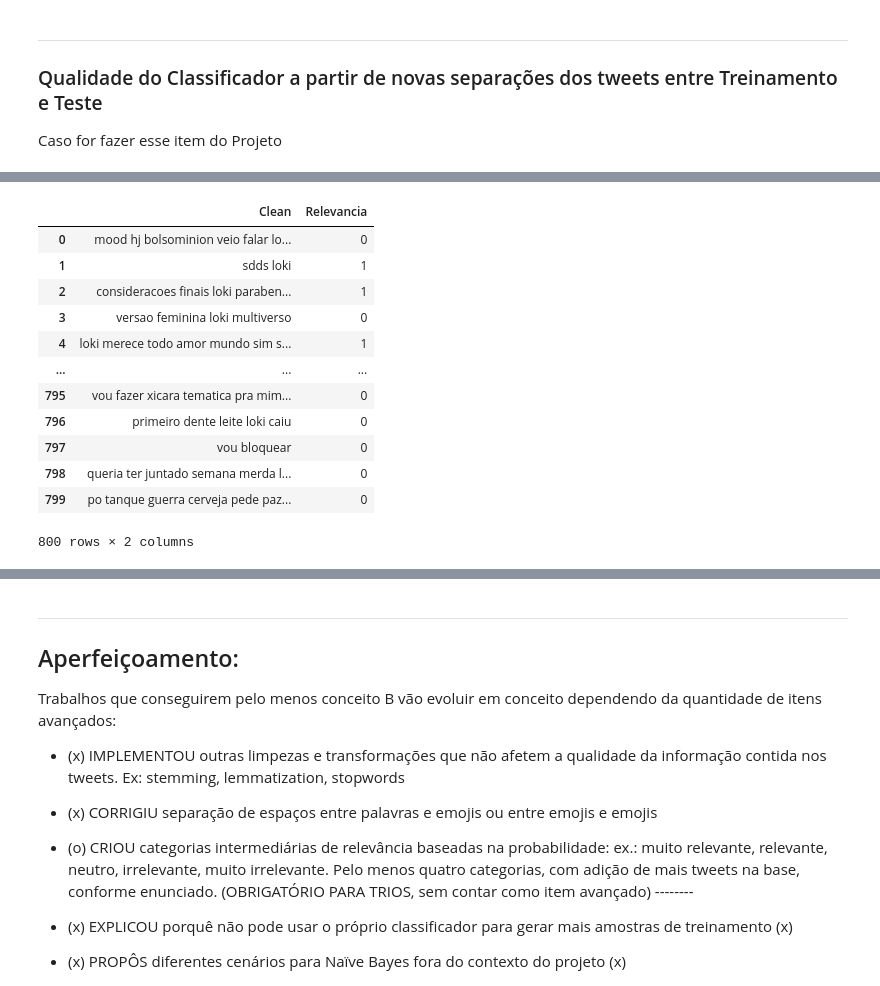
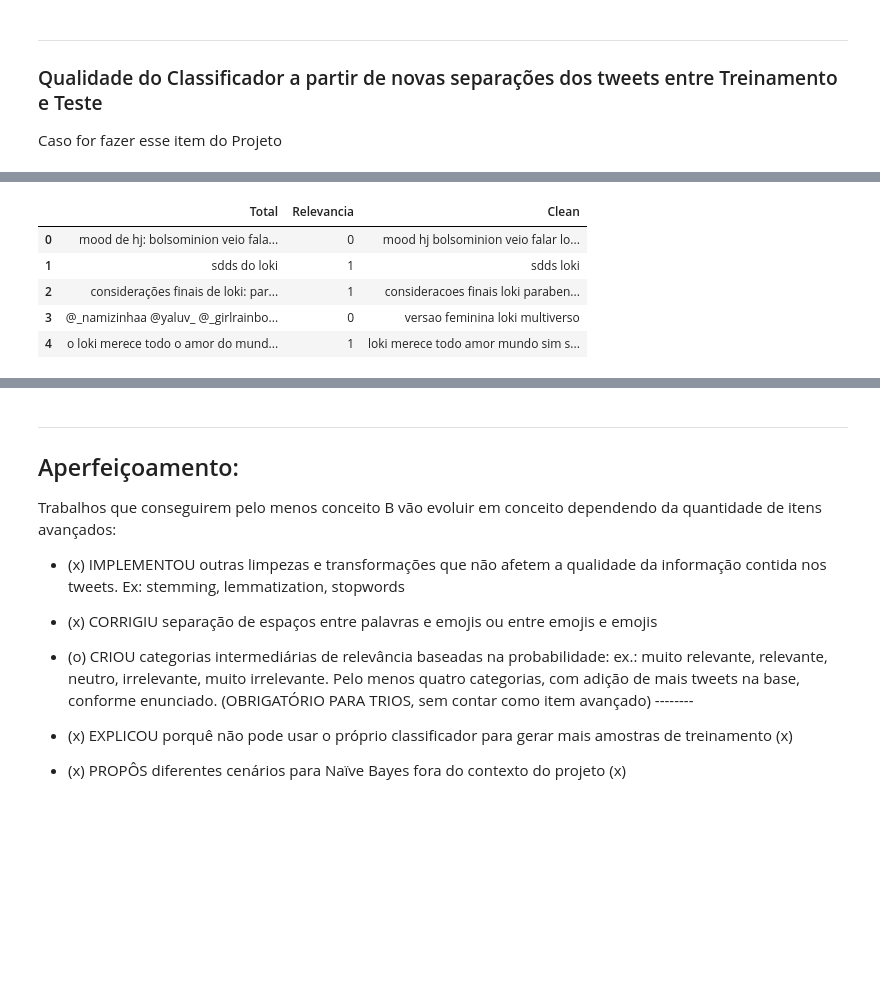
Before and after one commit to xValentim/Classificador_automatico_de_sentimentos, a Jupyter notebook: Classificador_NaiveBayes_Loki.ipynb, the cells around one changed output, grey strips where cells are left out. Drawn from its saved outputs; the diff is of its cells as text; code cells hidden in the pictures; blank space fills up the shorter version.

```diff
--- a/Classificador_NaiveBayes_Loki.ipynb
+++ b/Classificador_NaiveBayes_Loki.ipynb
@@ -577,17 +562,18 @@ memory usage: 13.4+ KB
-# %%
-full_data = full_data.reset_index(drop=True)
-full_data
-# %% [output]
-|  | Clean | Relevancia |
-| 0 | mood hj bolsominion veio falar lo... | 0 |
-| 1 | sdds loki | 1 |
-| 2 | consideracoes finais loki paraben... | 1 |
-| 3 | versao feminina loki multiverso | 0 |
-| 4 | loki merece todo amor mundo sim s... | 1 |
-| ... | ... | ... |
-| 795 | vou fazer xicara tematica pra mim... | 0 |
-| 796 | primeiro dente leite loki caiu | 0 |
-| 797 | vou bloquear | 0 |
-| 798 | queria ter juntado semana merda l... | 0 |
-| 799 | po tanque guerra cerveja pede paz... | 0 |
-800 rows × 2 columns
+# %%
+test_split = pd.read_excel(filename, sheet_name = 'Teste').rename(columns={'Teste':'Total'})
+
+train_split = pd.read_excel(filename, sheet_name = 'Treinamento').rename(columns={'Treinamento':'Total'})
+
+#Concatenando
+full_data = pd.concat([train_split,test_split])
+
+#Limpando os tweets
+full_data['Clean']=full_data['Total'].apply(limpa_tweet)
+full_data.head()
+# %% [output]
+|  | Total | Relevancia | Clean |
+| 0 | mood de hj: bolsominion veio fala... | 0 | mood hj bolsominion veio falar lo... |
+| 1 | sdds do loki | 1 | sdds loki |
+| 2 | considerações finais de loki: par... | 1 | consideracoes finais loki paraben... |
+| 3 | @_namizinhaa @yaluv_ @_girlrainbo... | 0 | versao feminina loki multiverso |
+| 4 | o loki merece todo o amor do mund... | 1 | loki merece todo amor mundo sim s... |
```
Also changed, not shown: parts of 9 cells of this notebook.
